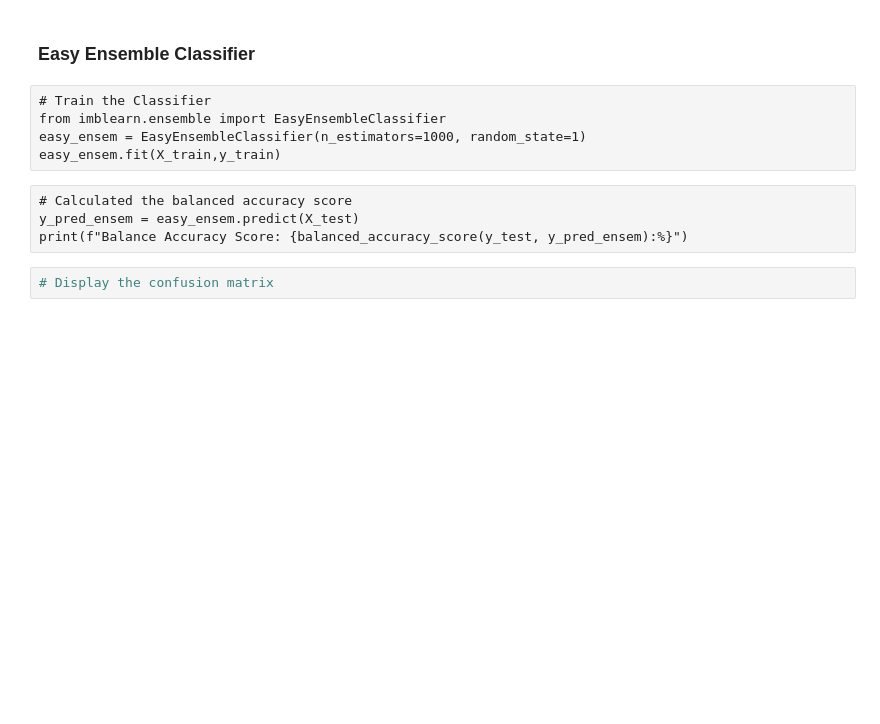
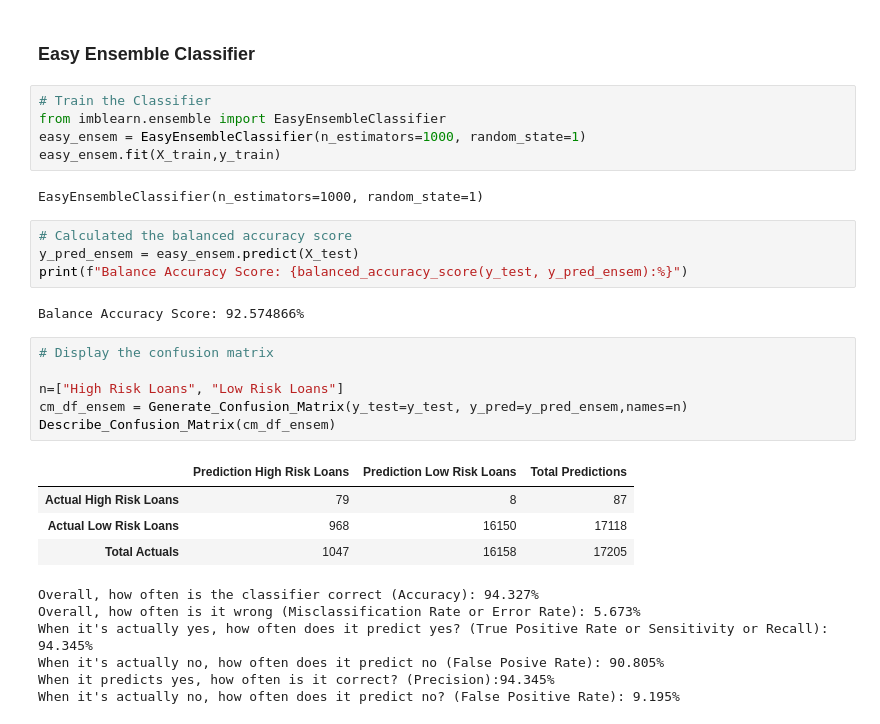
Before and after one commit to etholpalmer/Classification-of-Risk-with-ML, a Jupyter notebook: credit_risk_ensemble.ipynb, the cells around one changed output. Cells and saved outputs as stored; diff of their text form; blank space fills up the shorter version.

```diff
--- a/credit_risk_ensemble.ipynb
+++ b/credit_risk_ensemble.ipynb
@@ -279,16 +259,35 @@ Feature:        collections_12_mths_ex_med     with a value of     0.0003
 Feature:        chargeoff_within_12_mths       with a value of     0.0002
 # %% [markdown]
 ### Easy Ensemble Classifier
-# %% [raw]
-# Train the Classifier
-from imblearn.ensemble import EasyEnsembleClassifier
-easy_ensem = EasyEnsembleClassifier(n_estimators=1000, random_state=1)
-easy_ensem.fit(X_train,y_train)
-# %% [raw]
-# Calculated the balanced accuracy score
-y_pred_ensem = easy_ensem.predict(X_test)
-print(f"Balance Accuracy Score: {balanced_accuracy_score(y_test, y_pred_ensem):%}")
-# %%
-# Display the confusion matrix
+# %%
+# Train the Classifier
+from imblearn.ensemble import EasyEnsembleClassifier
+easy_ensem = EasyEnsembleClassifier(n_estimators=1000, random_state=1)
+easy_ensem.fit(X_train,y_train)
+# %% [output]
+EasyEnsembleClassifier(n_estimators=1000, random_state=1)
+# %%
+# Calculated the balanced accuracy score
+y_pred_ensem = easy_ensem.predict(X_test)
+print(f"Balance Accuracy Score: {balanced_accuracy_score(y_test, y_pred_ensem):%}")
+# %% [output]
+Balance Accuracy Score: 92.574866%
+# %%
+# Display the confusion matrix
+
+n=["High Risk Loans", "Low Risk Loans"]
+cm_df_ensem = Generate_Confusion_Matrix(y_test=y_test, y_pred=y_pred_ensem,names=n)
+Describe_Confusion_Matrix(cm_df_ensem)
+# %% [output]
+|  | Prediction High Risk Loans | Prediction Low Risk Loans | Total Predictions |
+| Actual High Risk Loans | 79 | 8 | 87 |
+| Actual Low Risk Loans | 968 | 16150 | 17118 |
+| Total Actuals | 1047 | 16158 | 17205 |
+Overall, how often is the classifier correct (Accuracy): 94.327%
+Overall, how often is it wrong (Misclassification Rate or Error Rate): 5.673%
+When it's actually yes, how often does it predict yes? (True Positive Rate or Sensitivity or Recall): 94.345%
+When it's actually no, how often does it predict no (False Posive Rate): 90.805%
+When it predicts yes, how often is it correct? (Precision):94.345%
+When it's actually no, how often does it predict no? (False Positive Rate): 9.195%
 # %%
 # Print the imbalanced classification report
```
Also changed, not shown: parts of 8 cells of this notebook.
